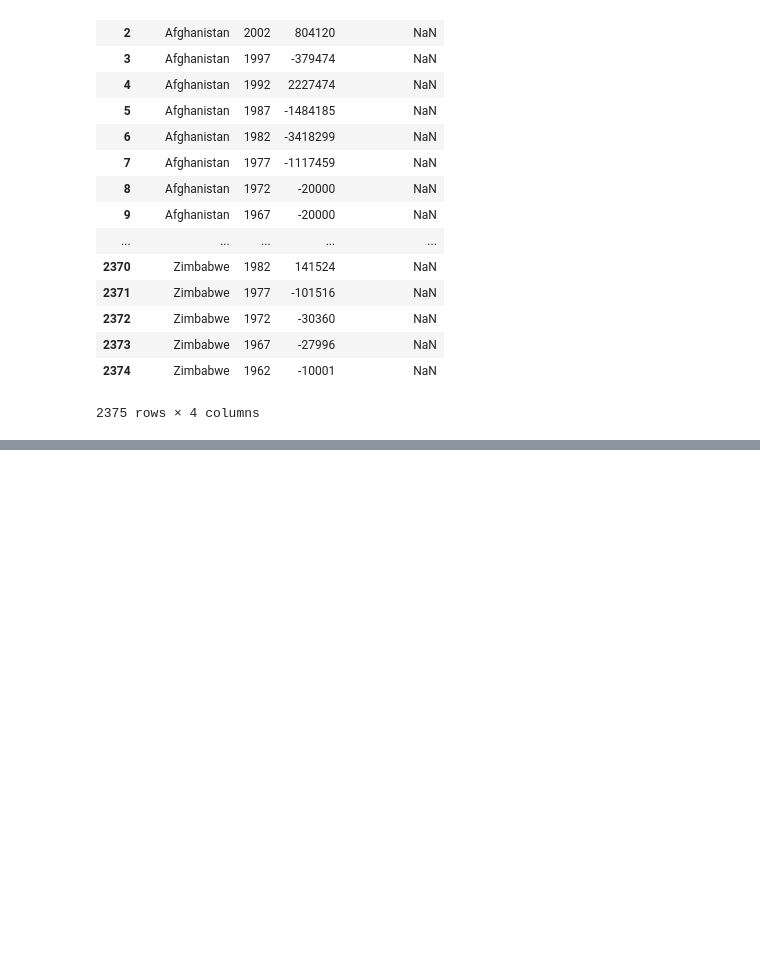
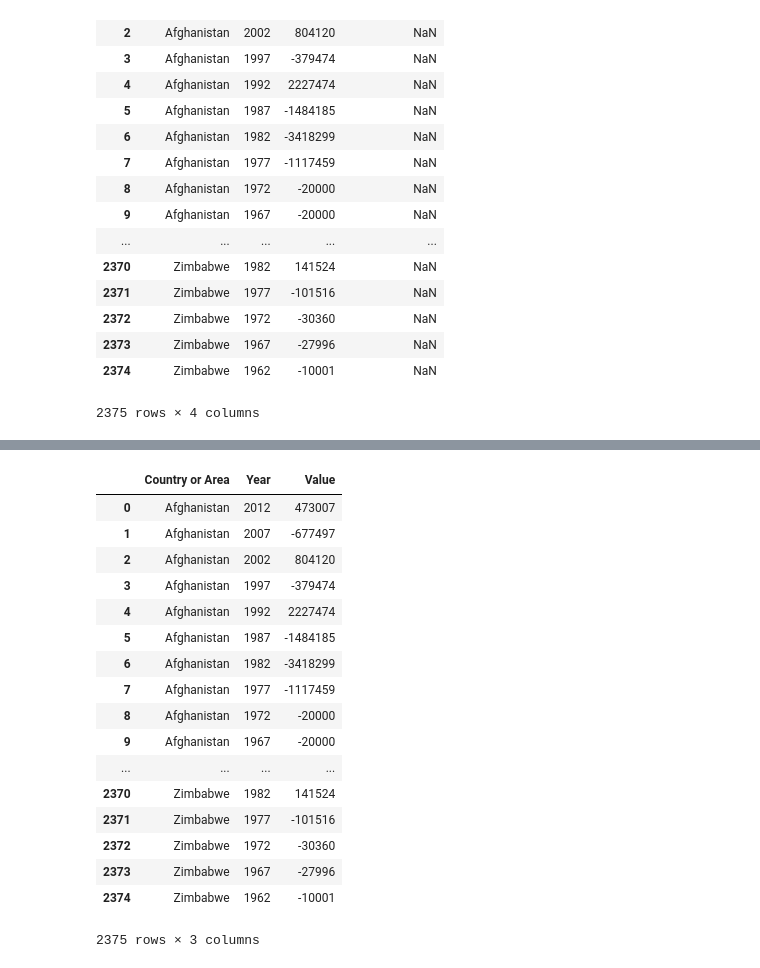
Before and after one commit to smitamisra/DataQ1, a Jupyter notebook: dataquestion1.ipynb, the cells around one changed output, grey strips where cells are left out. Cells and saved outputs as stored; diff of their text form; code cells hidden in the pictures; blank space fills up the shorter version.

```diff
--- a/dataquestion1.ipynb
+++ b/dataquestion1.ipynb
@@ -50,3 +50,5 @@ internet_users
 | 2373 | Zimbabwe | 1967 | -27996 | NaN |
 | 2374 | Zimbabwe | 1962 | -10001 | NaN |
 2375 rows × 4 columns
+# %%
+internet_users = pd.read_csv('data/internet_users.csv')
@@ -52,0 +96,21 @@ internet_users
+# %%
+internet_users.drop('Value Footnotes', axis=1)
+# %% [output]
+|  | Country or Area | Year | Value |
+| 0 | Afghanistan | 2012 | 473007 |
+| 1 | Afghanistan | 2007 | -677497 |
+| 2 | Afghanistan | 2002 | 804120 |
+| 3 | Afghanistan | 1997 | -379474 |
+| 4 | Afghanistan | 1992 | 2227474 |
+| 5 | Afghanistan | 1987 | -1484185 |
+| 6 | Afghanistan | 1982 | -3418299 |
+| 7 | Afghanistan | 1977 | -1117459 |
+| 8 | Afghanistan | 1972 | -20000 |
+| 9 | Afghanistan | 1967 | -20000 |
+| ... | ... | ... | ... |
+| 2370 | Zimbabwe | 1982 | 141524 |
+| 2371 | Zimbabwe | 1977 | -101516 |
+| 2372 | Zimbabwe | 1972 | -30360 |
+| 2373 | Zimbabwe | 1967 | -27996 |
+| 2374 | Zimbabwe | 1962 | -10001 |
+2375 rows × 3 columns
```
Also changed, not shown: parts of 4 cells of this notebook, 1 other file.
